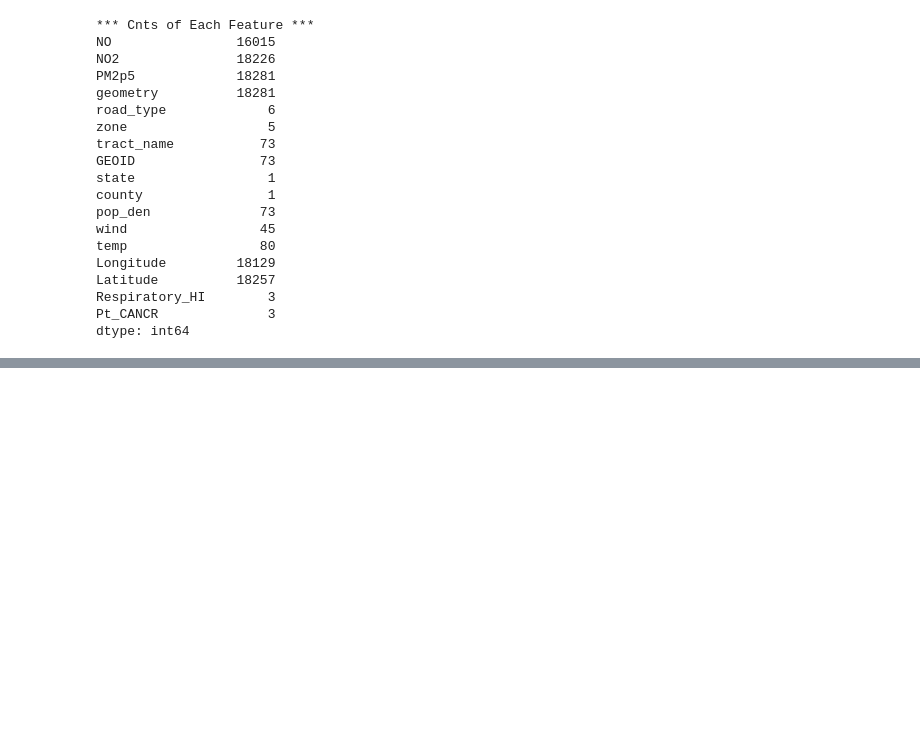
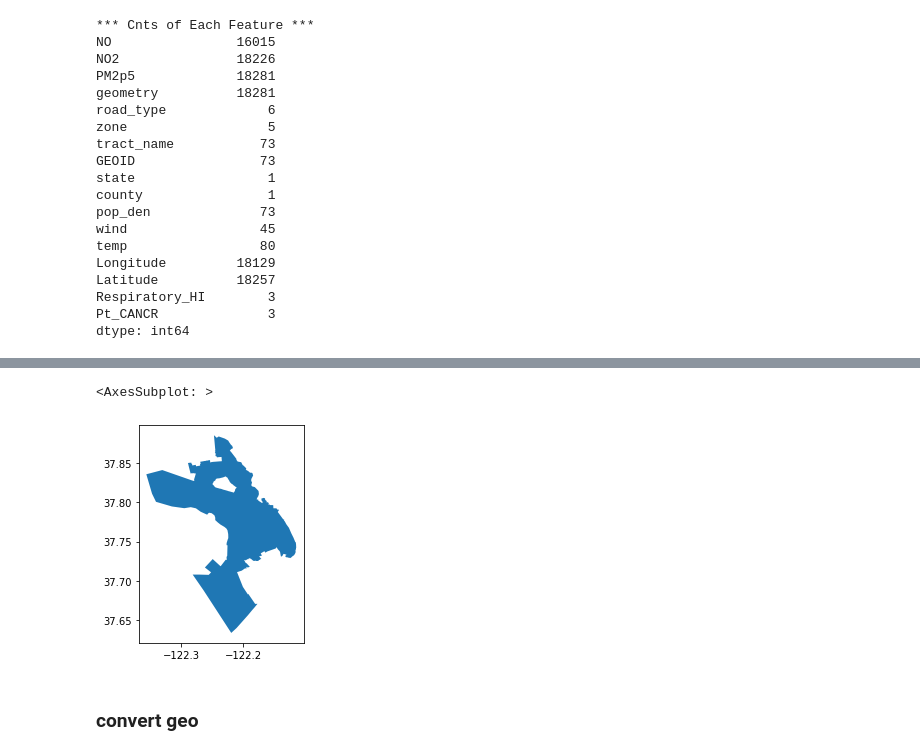
Before and after one commit to universesu/Healthy-Home-Prediction-Map-Visualization, a Jupyter notebook: Healthy Home Prediction & Map Visualization .ipynb, the cells around one changed output, grey strips where cells are left out. Saved outputs shown, nothing was run; the diff lists cells and outputs as text; code cells hidden in the pictures; blank space fills up the shorter version.

```diff
--- a/Healthy Home Prediction & Map Visualization .ipynb
+++ b/Healthy Home Prediction & Map Visualization .ipynb
@@ -221,0 +386,5 @@ df_1.head()
+# %%
+# Import oakland street and map data
+Oakland_poly = ox.geocode_to_gdf('Oakland, California')
+
+Oakland_poly
@@ -221,0 +394,7 @@ df_1.head()
+# %%
+Oakland_poly.plot()
+# %% [output]
+<AxesSubplot: >
+[figure, added]
+# %% [markdown]
+### convert geo
```
Also changed, not shown: parts of 39 cells of this notebook, 1 other file.
